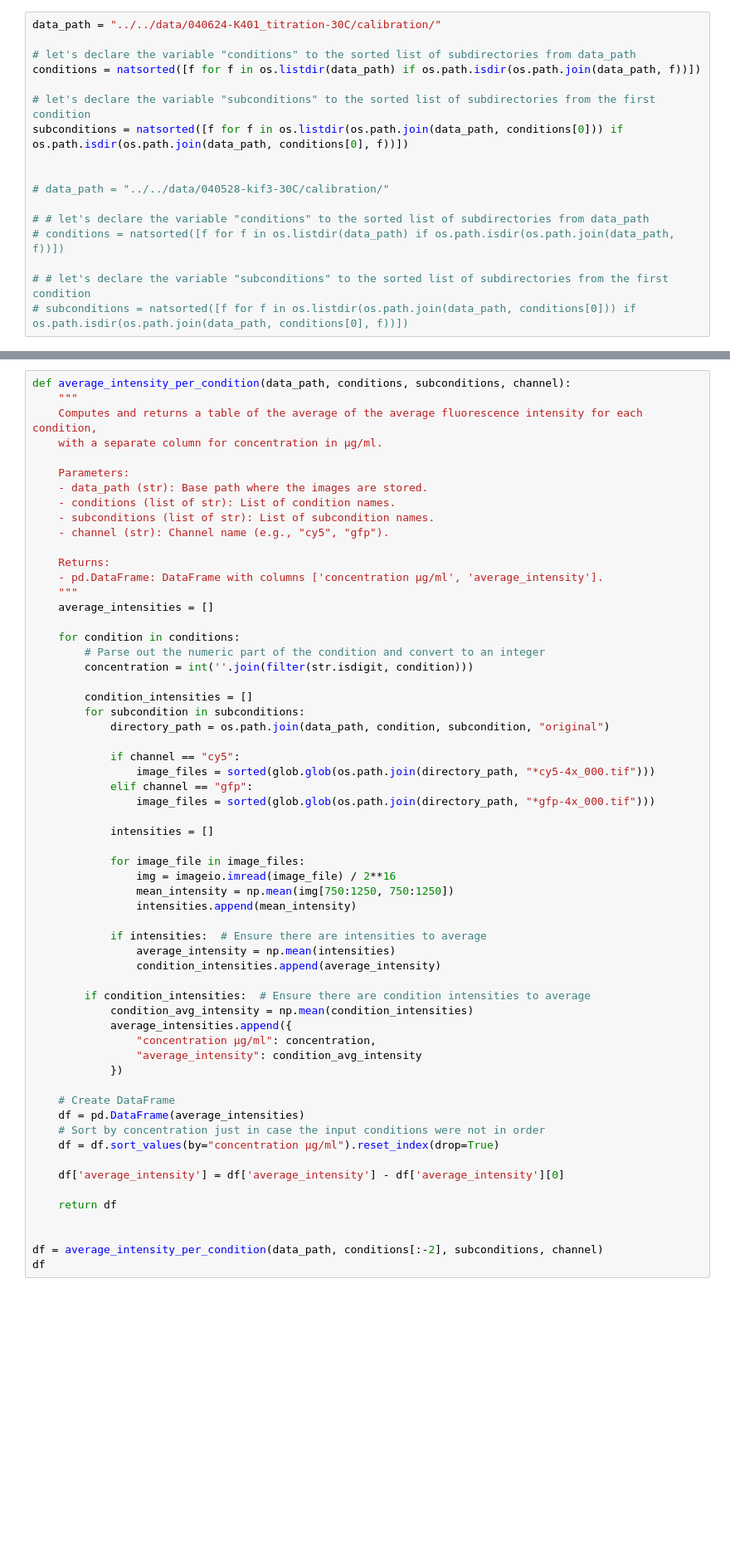
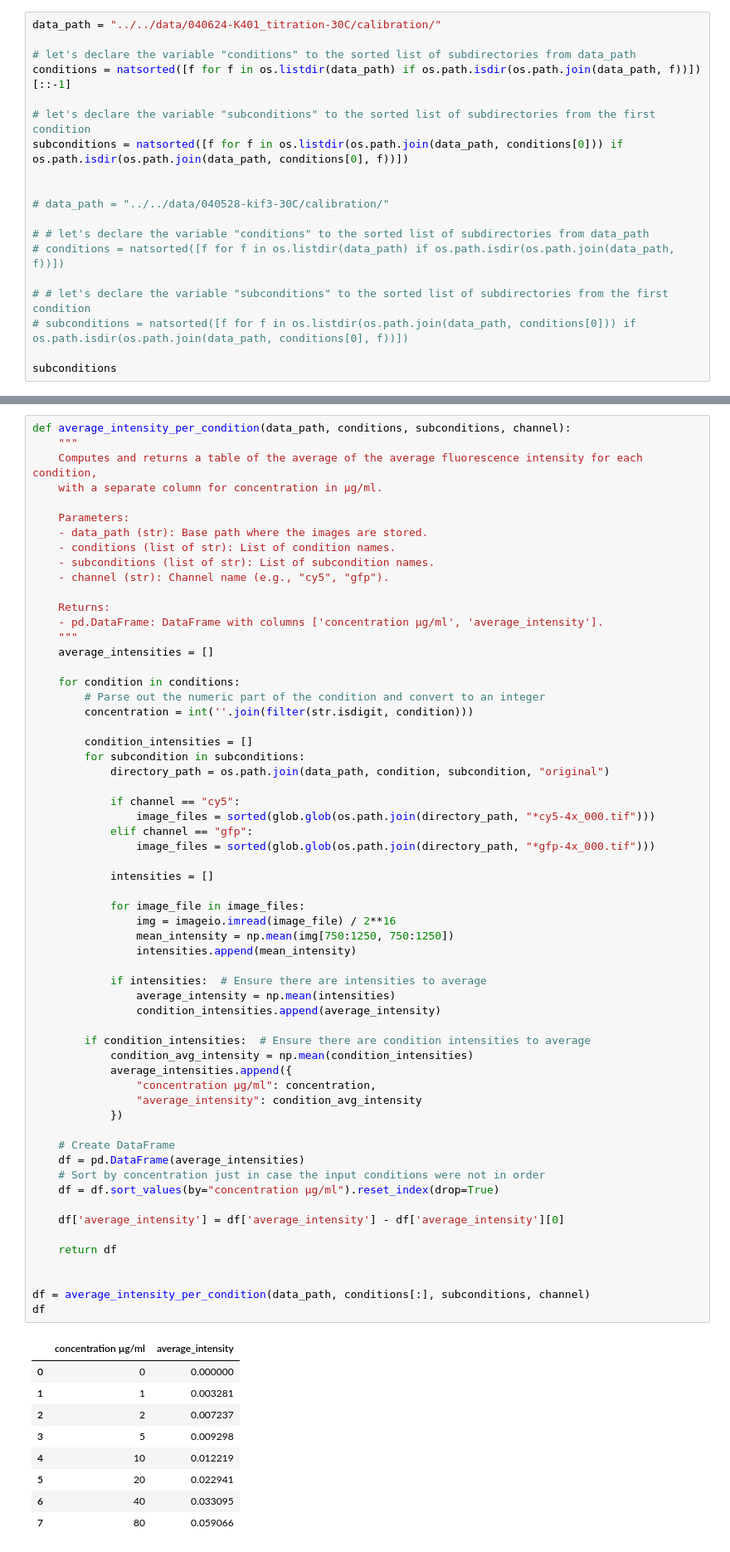
Before and after one commit to dalarios/activedrops, a Jupyter notebook: code/exploratory/040624-K401_titration-30C.ipynb, the cells around one changed output, grey strips where cells are left out. Shown: that part at 83% size. Cells and saved outputs as stored; diff of their text form; blank space fills up the shorter version.

```diff
--- a/code/exploratory/040624-K401_titration-30C.ipynb
+++ b/code/exploratory/040624-K401_titration-30C.ipynb
@@ -20,7 +20,7 @@ import matplotlib.pyplot as plt
 data_path = "../../data/040624-K401_titration-30C/calibration/"
 
 # let's declare the variable "conditions" to the sorted list of subdirectories from data_path
-conditions = natsorted([f for f in os.listdir(data_path) if os.path.isdir(os.path.join(data_path, f))])
+conditions = natsorted([f for f in os.listdir(data_path) if os.path.isdir(os.path.join(data_path, f))])[::-1]
 
 # let's declare the variable "subconditions" to the sorted list of subdirectories from the first condition
 subconditions = natsorted([f for f in os.listdir(os.path.join(data_path, conditions[0])) if os.path.isdir(os.path.join(data_path, conditions[0], f))])
@@ -33,3 +33,5 @@ subconditions = natsorted([f for f in os.listdir(os.path.join(data_path, conditi
 
 # # let's declare the variable "subconditions" to the sorted list of subdirectories from the first condition
 # subconditions = natsorted([f for f in os.listdir(os.path.join(data_path, conditions[0])) if os.path.isdir(os.path.join(data_path, conditions[0], f))])
+
+subconditions
@@ -94,34 +107,44 @@ def average_intensity_per_condition(data_path, conditions, subconditions, channe
 
             intensities = []
 
             for image_file in image_files:
                 img = imageio.imread(image_file) / 2**16
                 mean_intensity = np.mean(img[750:1250, 750:1250])
                 intensities.append(mean_intensity)
 
             if intensities:  # Ensure there are intensities to average
                 average_intensity = np.mean(intensities)
                 condition_intensities.append(average_intensity)
 
         if condition_intensities:  # Ensure there are condition intensities to average
             condition_avg_intensity = np.mean(condition_intensities)
             average_intensities.append({
                 "concentration µg/ml": concentration,
                 "average_intensity": condition_avg_intensity
             })
 
     # Create DataFrame
     df = pd.DataFrame(average_intensities)
     # Sort by concentration just in case the input conditions were not in order
     df = df.sort_values(by="concentration µg/ml").reset_index(drop=True)
 
     df['average_intensity'] = df['average_intensity'] - df['average_intensity'][0]
 
     return df
 
 
-df = average_intensity_per_condition(data_path, conditions[:-2], subconditions, channel)
+df = average_intensity_per_condition(data_path, conditions[:], subconditions, channel)
 df
+# %% [output]
+|  | concentration µg/ml | average_intensity |
+| 0 | 0 | 0.000000 |
+| 1 | 1 | 0.003281 |
+| 2 | 2 | 0.007237 |
+| 3 | 5 | 0.009298 |
+| 4 | 10 | 0.012219 |
+| 5 | 20 | 0.022941 |
+| 6 | 40 | 0.033095 |
+| 7 | 80 | 0.059066 |
 # %%
 # Function to perform linear regression and plot the data along with the fitted line
 def linear_regression_with_plot(df):
```
Also changed, not shown: parts of 9 cells of this notebook, 5 other files.
